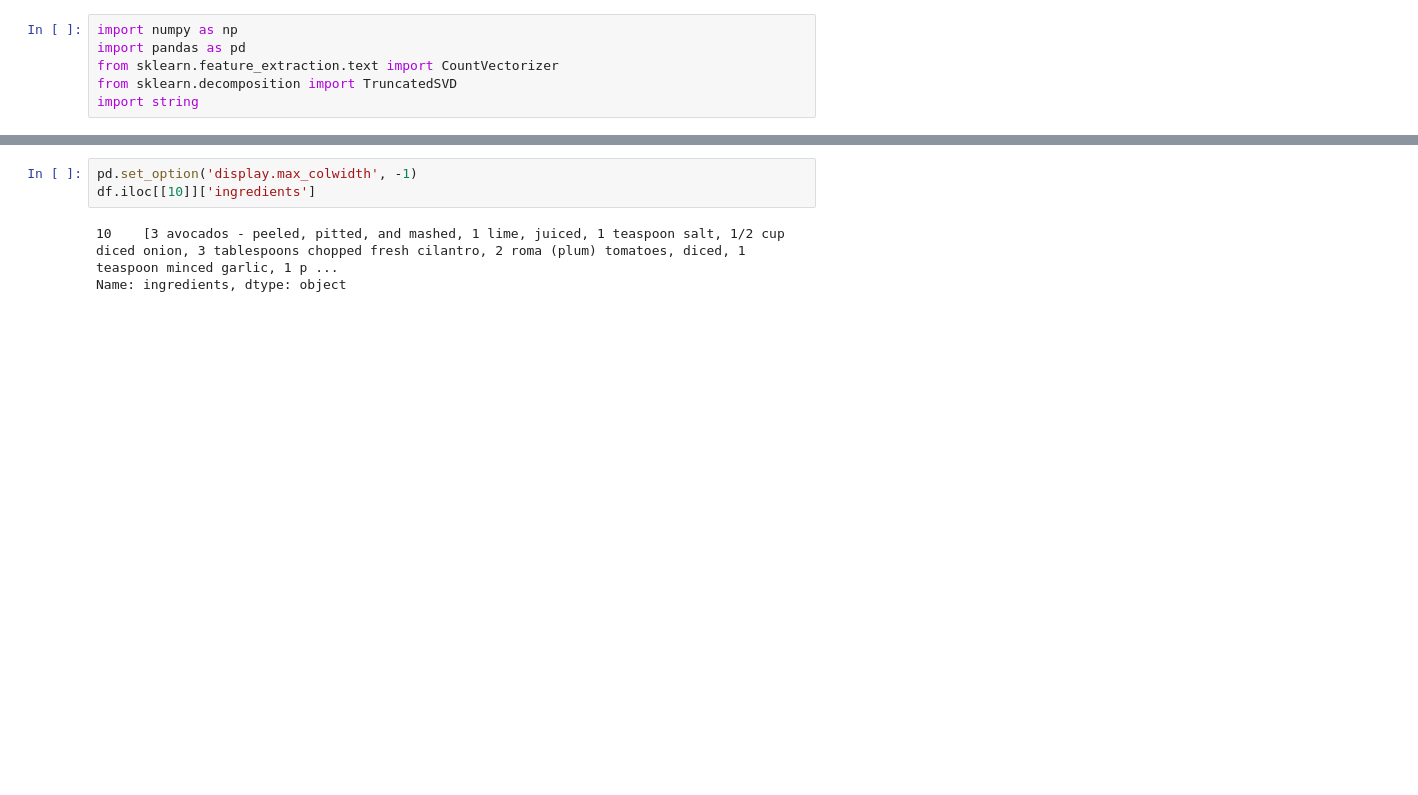
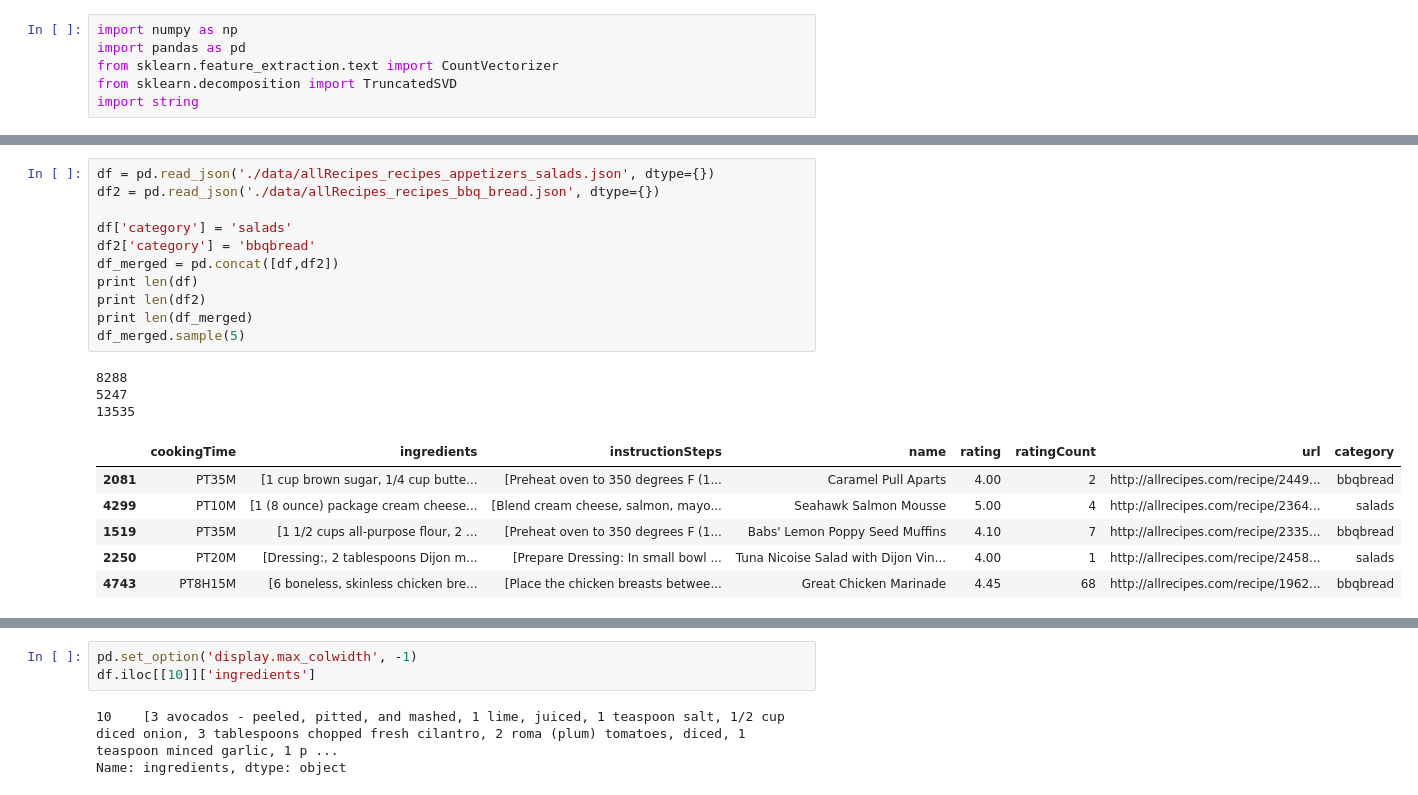
Before and after one commit to roygv/w266-recipes, a Jupyter notebook: DataProcessing.ipynb, the cells around one changed output, grey strips where cells are left out. Cells and saved outputs as stored; diff of their text form; blank space fills up the shorter version.

```diff
--- a/DataProcessing.ipynb
+++ b/DataProcessing.ipynb
@@ -36,0 +18,21 @@ df
+# %%
+df = pd.read_json('./data/allRecipes_recipes_appetizers_salads.json', dtype={})
+df2 = pd.read_json('./data/allRecipes_recipes_bbq_bread.json', dtype={})
+
+df['category'] = 'salads'
+df2['category'] = 'bbqbread'
+df_merged = pd.concat([df,df2])
+print len(df)
+print len(df2)
+print len(df_merged)
+df_merged.sample(5)
+# %% [output]
+8288
+5247
+13535
+|  | cookingTime | ingredients | instructionSteps | name | rating | ratingCount | url | category |
+| 2081 | PT35M | [1 cup brown sugar, 1/4 cup butte... | [Preheat oven to 350 degrees F (1... | Caramel Pull Aparts | 4.00 | 2 | http://allrecipes.com/recipe/2449... | bbqbread |
+| 4299 | PT10M | [1 (8 ounce) package cream cheese... | [Blend cream cheese, salmon, mayo... | Seahawk Salmon Mousse | 5.00 | 4 | http://allrecipes.com/recipe/2364... | salads |
+| 1519 | PT35M | [1 1/2 cups all-purpose flour, 2 ... | [Preheat oven to 350 degrees F (1... | Babs' Lemon Poppy Seed Muffins | 4.10 | 7 | http://allrecipes.com/recipe/2335... | bbqbread |
+| 2250 | PT20M | [Dressing:, 2 tablespoons Dijon m... | [Prepare Dressing: In small bowl ... | Tuna Nicoise Salad with Dijon Vin... | 4.00 | 1 | http://allrecipes.com/recipe/2458... | salads |
+| 4743 | PT8H15M | [6 boneless, skinless chicken bre... | [Place the chicken breasts betwee... | Great Chicken Marinade | 4.45 | 68 | http://allrecipes.com/recipe/1962... | bbqbread |
```
Also changed, not shown: parts of 12 cells of this notebook, 2 other files.
